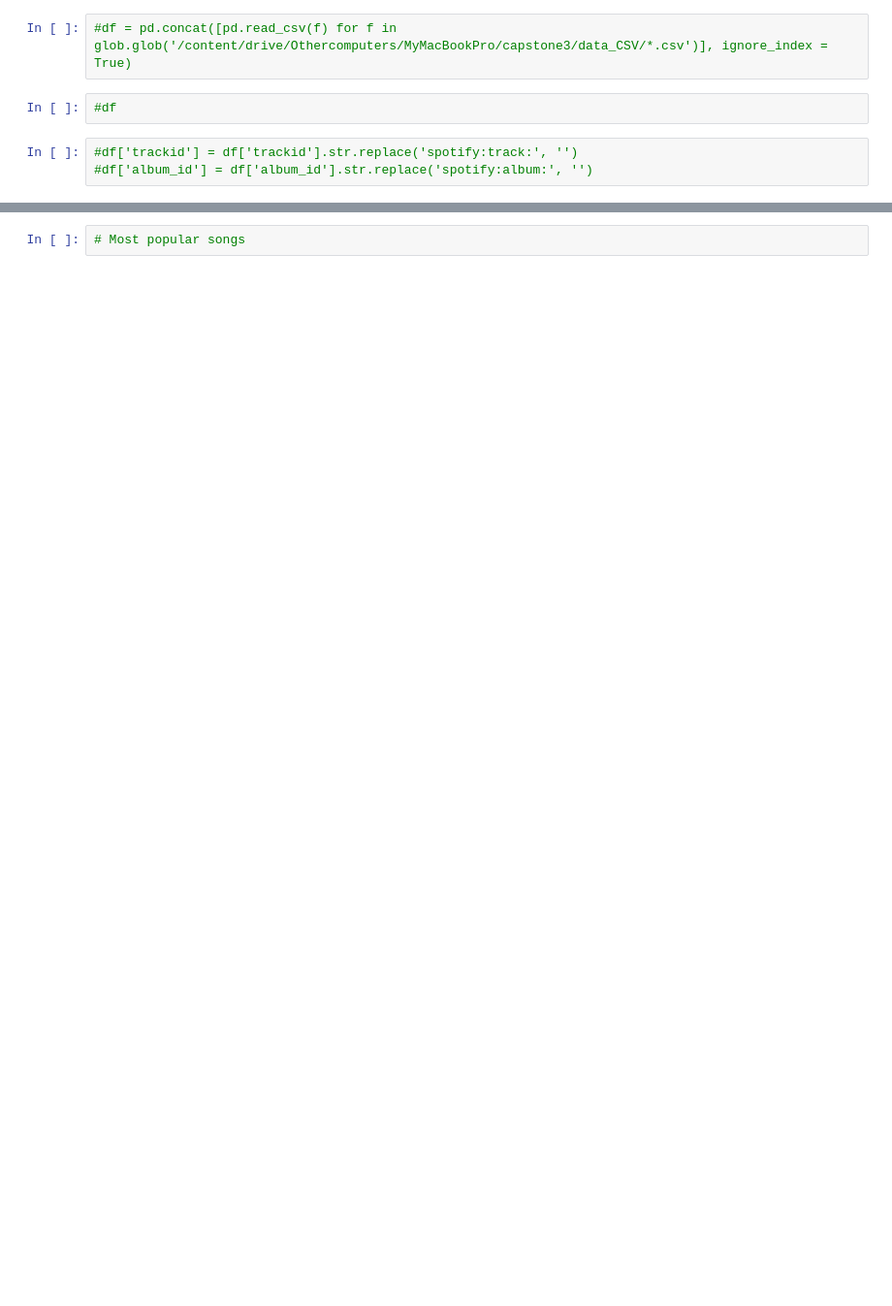
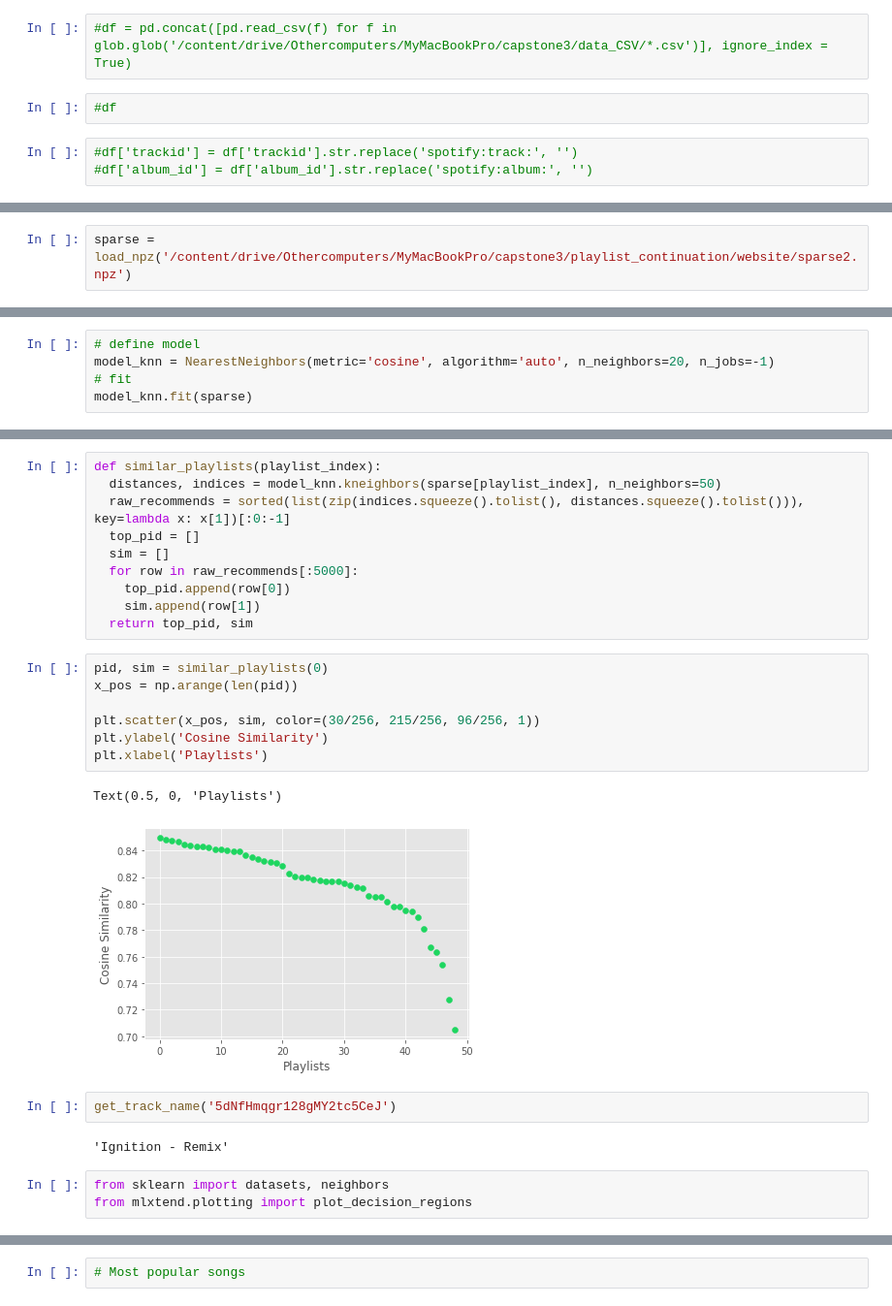
Before and after one commit to allisonjaye/playlist_continuation, a Jupyter notebook: notebooks/eda.ipynb, the cells around one changed output, grey strips where cells are left out. Shown at 97% size. Drawn from its saved outputs; the diff is of its cells as text; blank space fills up the shorter version.

```diff
--- a/notebooks/eda.ipynb
+++ b/notebooks/eda.ipynb
@@ -40,0 +39,2 @@ data
+# %%
+sparse = load_npz('/content/drive/Othercomputers/MyMacBookPro/capstone3/playlist_continuation/website/sparse2.npz')
@@ -40,0 +43,5 @@ data
+# %%
+# define model
+model_knn = NearestNeighbors(metric='cosine', algorithm='auto', n_neighbors=20, n_jobs=-1)
+# fit
+model_knn.fit(sparse)
@@ -40,0 +87,27 @@ data
+# %%
+def similar_playlists(playlist_index):
+  distances, indices = model_knn.kneighbors(sparse[playlist_index], n_neighbors=50)
+  raw_recommends = sorted(list(zip(indices.squeeze().tolist(), distances.squeeze().tolist())), key=lambda x: x[1])[:0:-1]
+  top_pid = []
+  sim = []
+  for row in raw_recommends[:5000]:
+    top_pid.append(row[0])
+    sim.append(row[1])
+  return top_pid, sim
+# %%
+pid, sim = similar_playlists(0)
+x_pos = np.arange(len(pid))
+
+plt.scatter(x_pos, sim, color=(30/256, 215/256, 96/256, 1))
+plt.ylabel('Cosine Similarity')
+plt.xlabel('Playlists')
+# %% [output]
+Text(0.5, 0, 'Playlists')
+[figure, added]
+# %%
+get_track_name('5dNfHmqgr128gMY2tc5CeJ')
+# %% [output]
+'Ignition - Remix'
+# %%
+from sklearn import datasets, neighbors
+from mlxtend.plotting import plot_decision_regions
```
Also changed, not shown: parts of 46 cells of this notebook, 30 other files.
